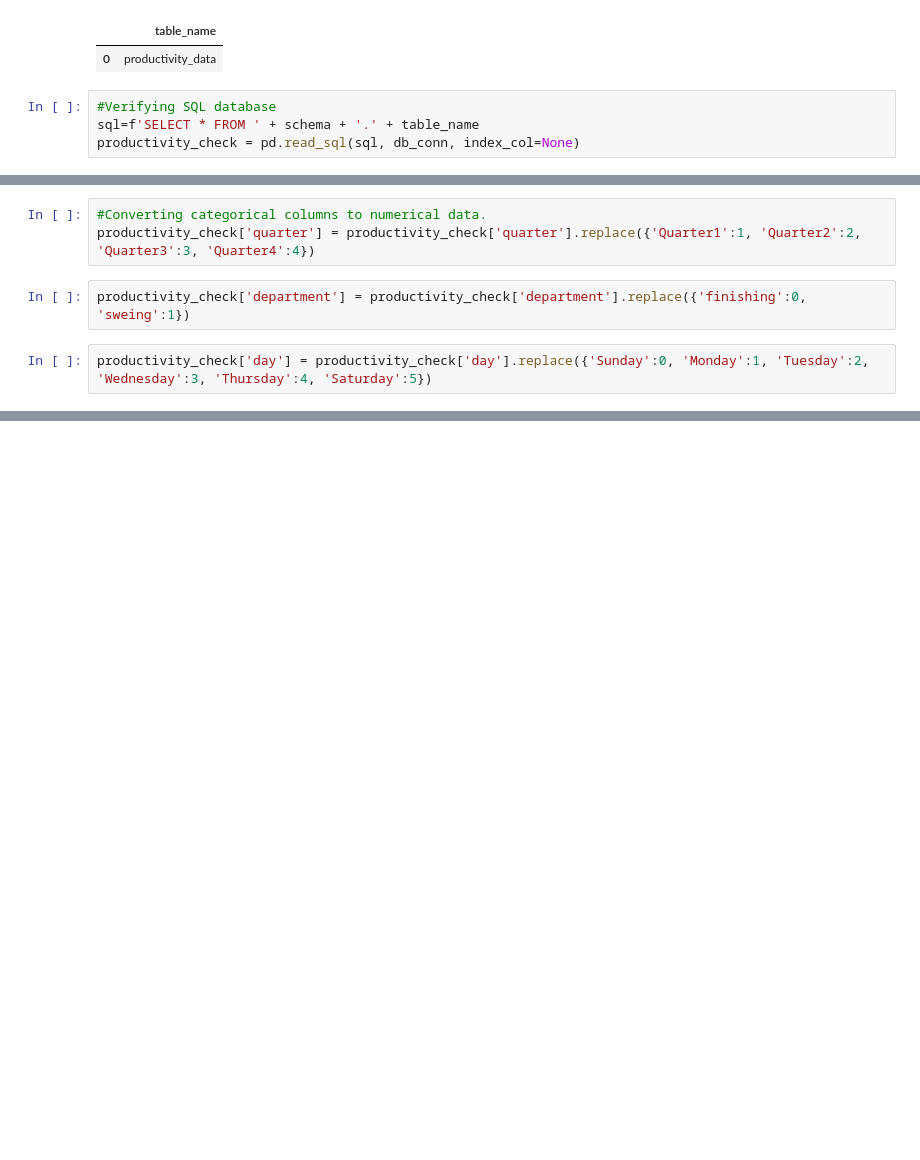
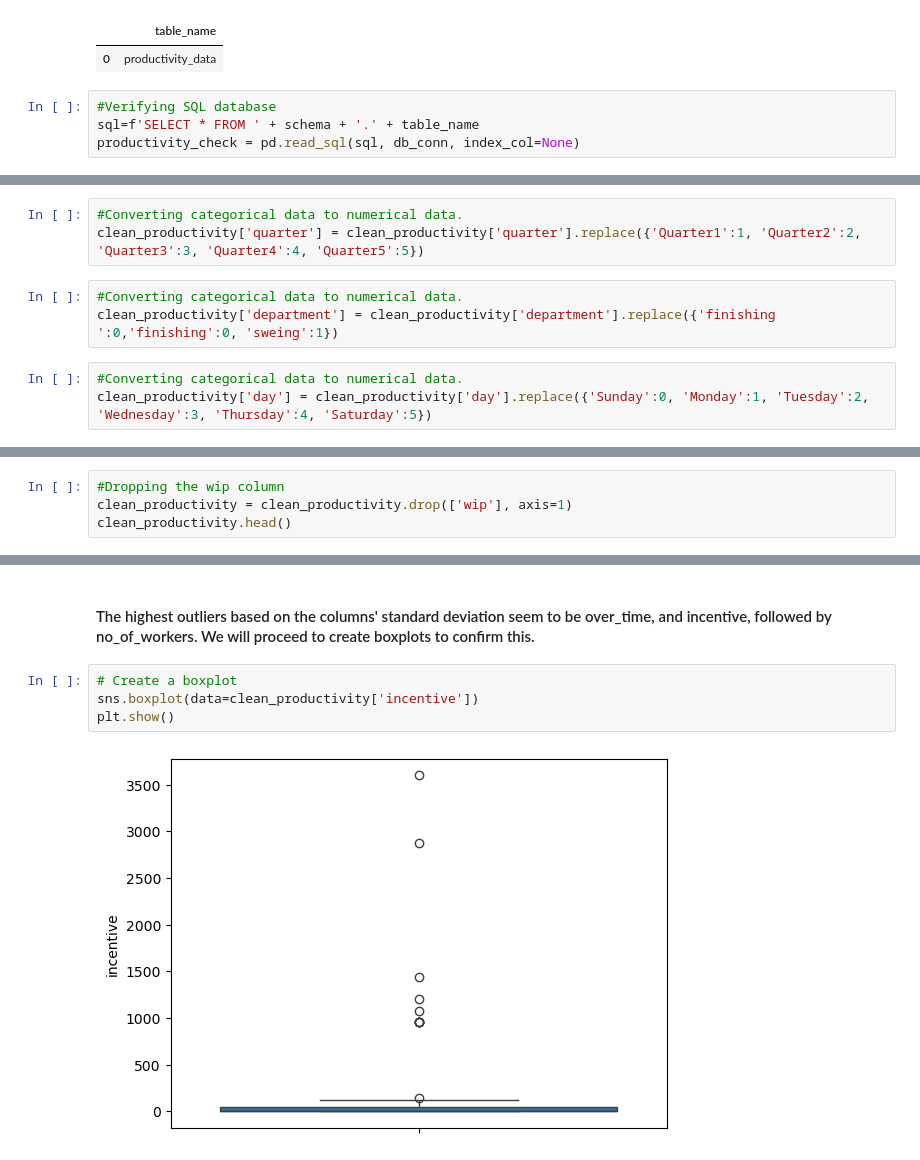
Before and after one commit to ilsecaher/MSDS610-W3, a Jupyter notebook: MSDS610_Assignment_Week3- Ilse Severance.ipynb, the cells around one changed output, grey strips where cells are left out. Cells and saved outputs as stored; diff of their text form; blank space fills up the shorter version.

```diff
--- a/MSDS610_Assignment_Week3- Ilse Severance.ipynb
+++ b/MSDS610_Assignment_Week3- Ilse Severance.ipynb
@@ -108,8 +120,10 @@ productivity_check.head(10)
 # %%
-#Converting categorical columns to numerical data.
-productivity_check['quarter'] = productivity_check['quarter'].replace({'Quarter1':1, 'Quarter2':2, 'Quarter3':3, 'Quarter4':4})
+#Converting categorical data to numerical data.
+clean_productivity['quarter'] = clean_productivity['quarter'].replace({'Quarter1':1, 'Quarter2':2, 'Quarter3':3, 'Quarter4':4, 'Quarter5':5})
 # %%
-productivity_check['department'] = productivity_check['department'].replace({'finishing':0, 'sweing':1})
+#Converting categorical data to numerical data.
+clean_productivity['department'] = clean_productivity['department'].replace({'finishing ':0,'finishing':0, 'sweing':1})
 # %%
-productivity_check['day'] = productivity_check['day'].replace({'Sunday':0, 'Monday':1, 'Tuesday':2, 'Wednesday':3, 'Thursday':4, 'Saturday':5})
+#Converting categorical data to numerical data.
+clean_productivity['day'] = clean_productivity['day'].replace({'Sunday':0, 'Monday':1, 'Tuesday':2, 'Wednesday':3, 'Thursday':4, 'Saturday':5})
 # %%
@@ -176,0 +191,4 @@ NameError: name 'productivity_check' is not defined
+# %%
+#Dropping the wip column
+clean_productivity = clean_productivity.drop(['wip'], axis=1)
+clean_productivity.head()
@@ -176,0 +239,8 @@ NameError: name 'productivity_check' is not defined
+# %% [markdown]
+#### The highest outliers based on the columns' standard deviation seem to be over_time, and incentive, followed by no_of_workers. We will proceed to create boxplots to confirm this.
+# %%
+# Create a boxplot
+sns.boxplot(data=clean_productivity['incentive'])
+plt.show()
+# %% [output]
+[figure, added]
```
Also changed, not shown: parts of 25 cells of this notebook, 1 other file.
